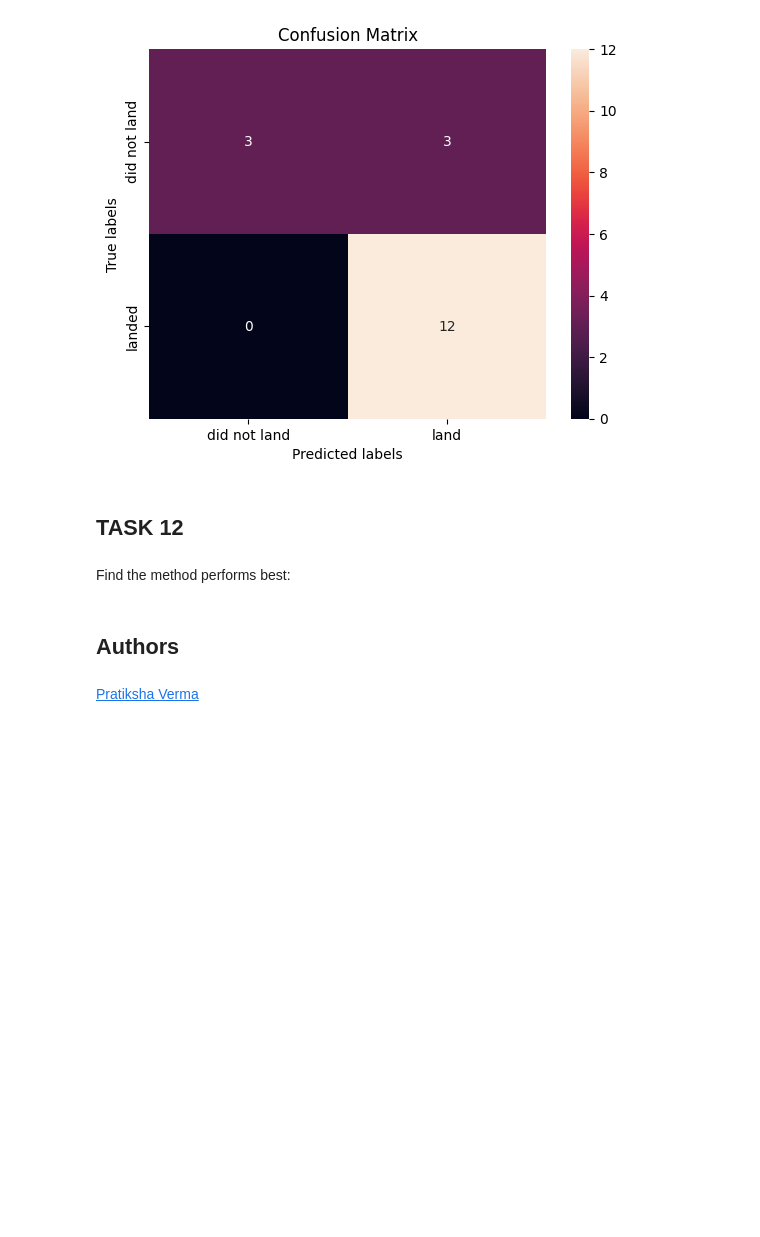
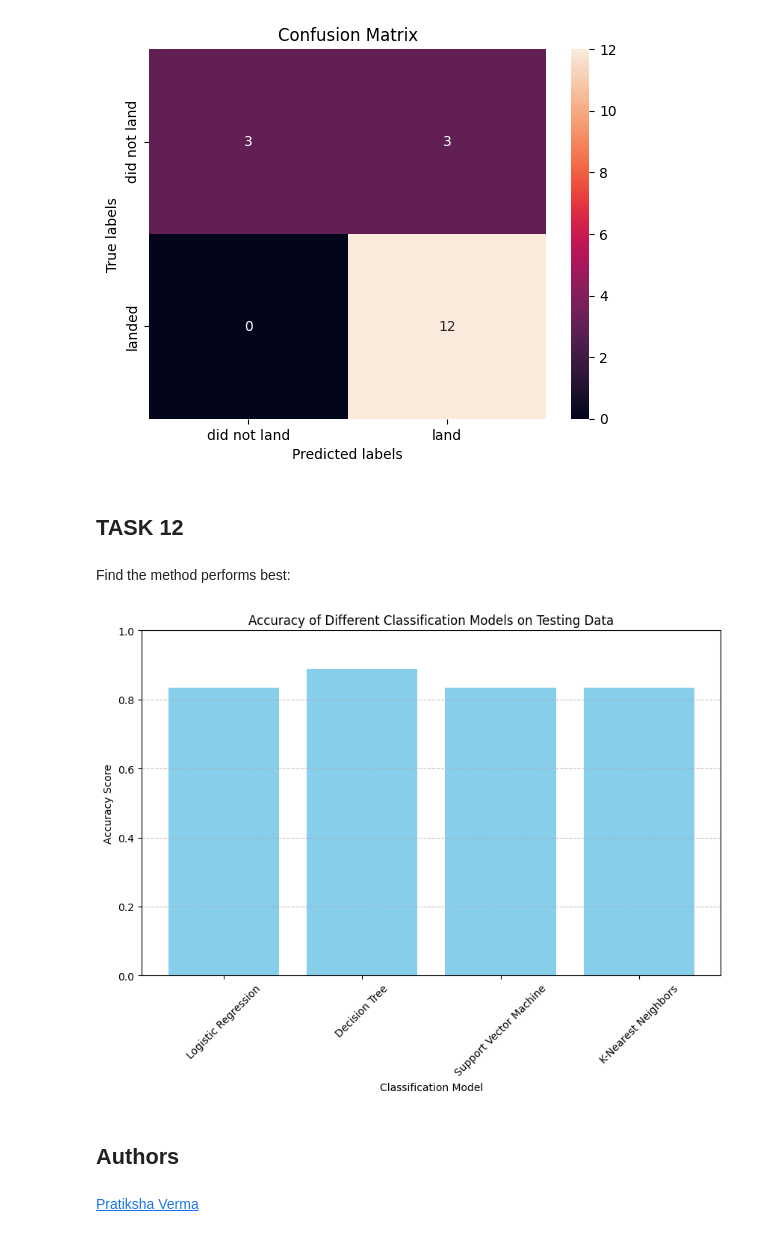
Before and after one commit to GHoholis/AppliedDataScienceCapstone, a Jupyter notebook: SpaceX_Machine Learning Prediction_Part_5_complete.ipynb, the cells around one changed output. Saved outputs shown, nothing was run; the diff lists cells and outputs as text; code cells hidden in the pictures; blank space fills up the shorter version.

```diff
--- a/SpaceX_Machine Learning Prediction_Part_5_complete.ipynb
+++ b/SpaceX_Machine Learning Prediction_Part_5_complete.ipynb
@@ -345,6 +346,34 @@ plot_confusion_matrix(Y_test,yhat)
 ## TASK  12
 # %% [markdown]
 Find the method performs best:
+# %%
+#training data
+model_accuracies = {
+    'Logistic Regression': 0.8464285714285713,
+    'Decision Tree': 0.8625,
+    'Support Vector Machine': 0.8482142857142856,
+    'K-Nearest Neighbors': 0.8482142857142858
+}
+#testing data
+model_accuracies2 = {
+    'Logistic Regression': 0.8333333333333334,
+    'Decision Tree': 0.8888888888888888,
+    'Support Vector Machine': 0.8333333333333334,
+    'K-Nearest Neighbors': 0.8333333333333334
+}
+accuracy_df = pd.DataFrame(list(model_accuracies2.items()), columns=['Model', 'Accuracy'])
+
+plt.figure(figsize=(10, 6))
+plt.bar(accuracy_df['Model'], accuracy_df['Accuracy'], color='skyblue')
+plt.xlabel('Classification Model')
+plt.ylabel('Accuracy Score')
+plt.title('Accuracy of Different Classification Models on Testing Data')
+plt.ylim(0, 1)  # Set the y-axis limit to 1.0 for better visualization
+plt.grid(axis='y', linestyle='--', alpha=0.7)
+plt.xticks(rotation=45)
+plt.show()
+# %% [output]
+[figure, added]
 # %% [markdown]
 ## Authors
 # %% [markdown]
```
Also changed, not shown: parts of 1 cell of this notebook.
